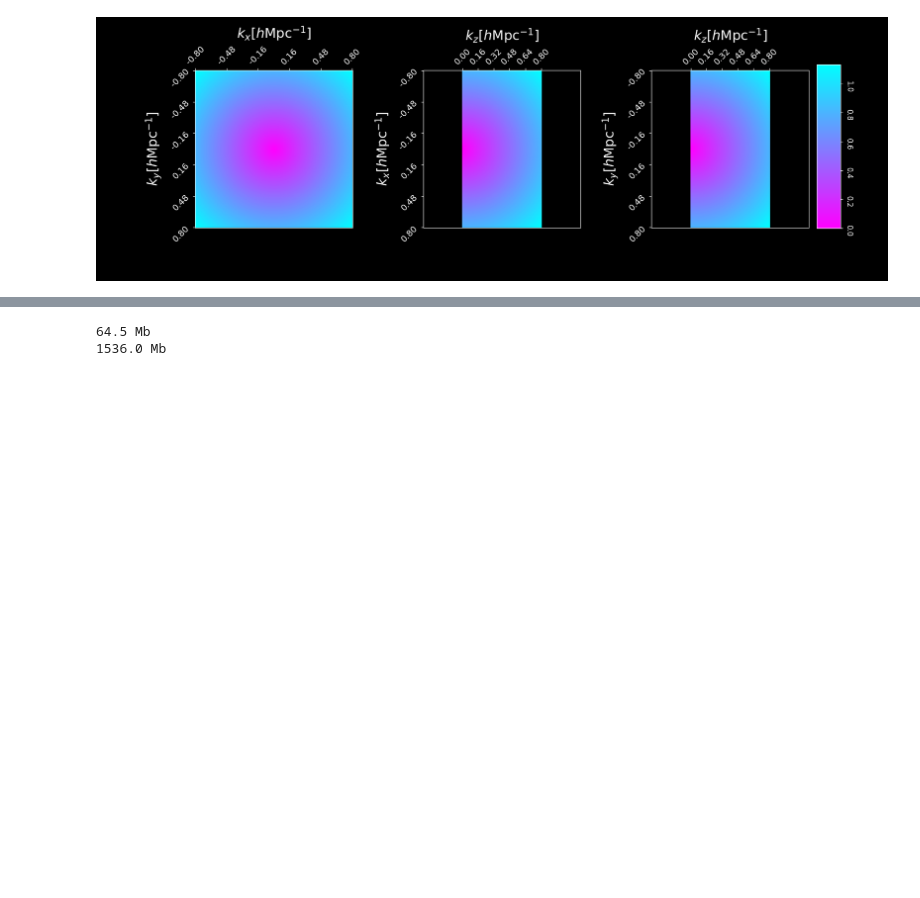
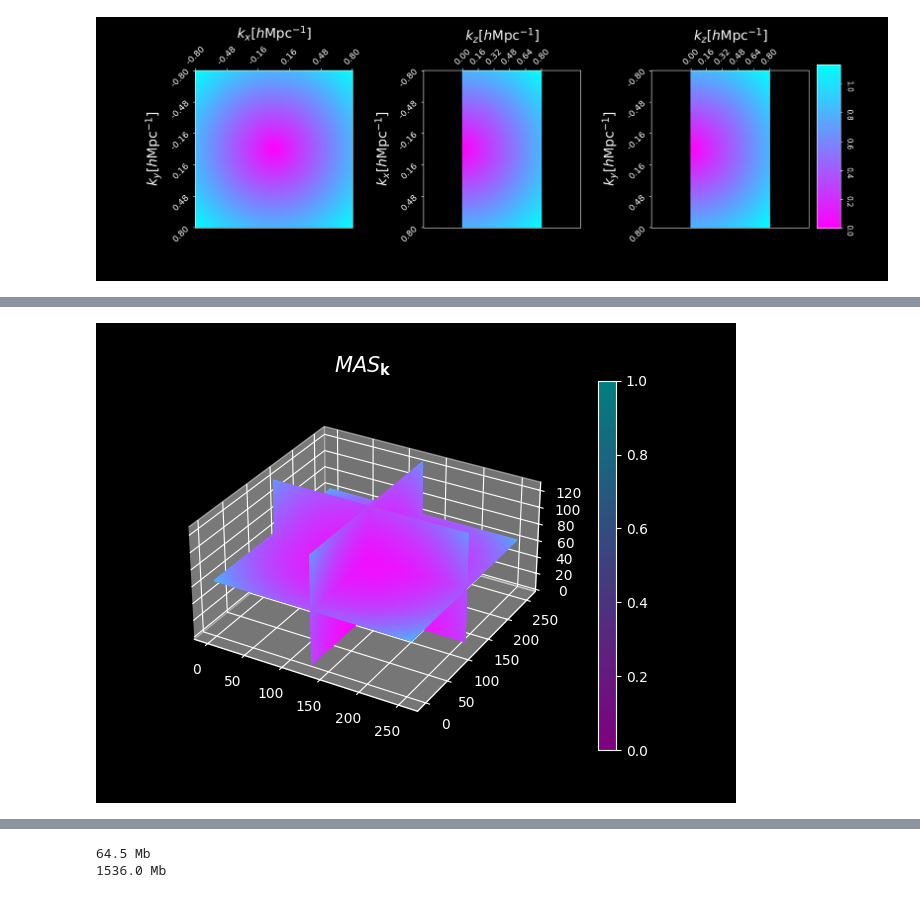
Before and after one commit to anirbanbairagi/Power-Spectrum-Change-Under-Gradient-Perturbation, a Jupyter notebook: nico_correction_tests.ipynb, the cells around one changed output, grey strips where cells are left out. Saved outputs shown, nothing was run; the diff lists cells and outputs as text; code cells hidden in the pictures; blank space fills up the shorter version.

```diff
--- a/nico_correction_tests.ipynb
+++ b/nico_correction_tests.ipynb
@@ -739,0 +800,5 @@ plt.show()
+# %%
+figure_3D_array_slices(MAS_factor,r"$MAS_{\mathbf{k}}$", cmap='cool_r')
+plt.show()
+# %% [output]
+[figure, added]
```
Also changed, not shown: parts of 22 cells of this notebook.
